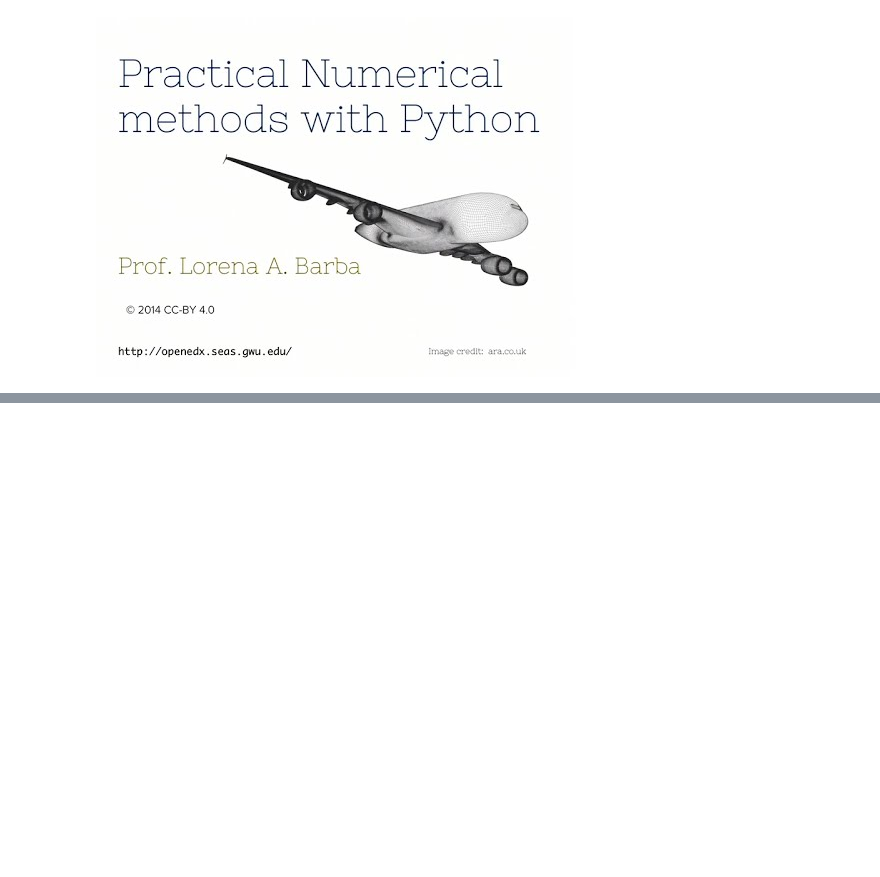
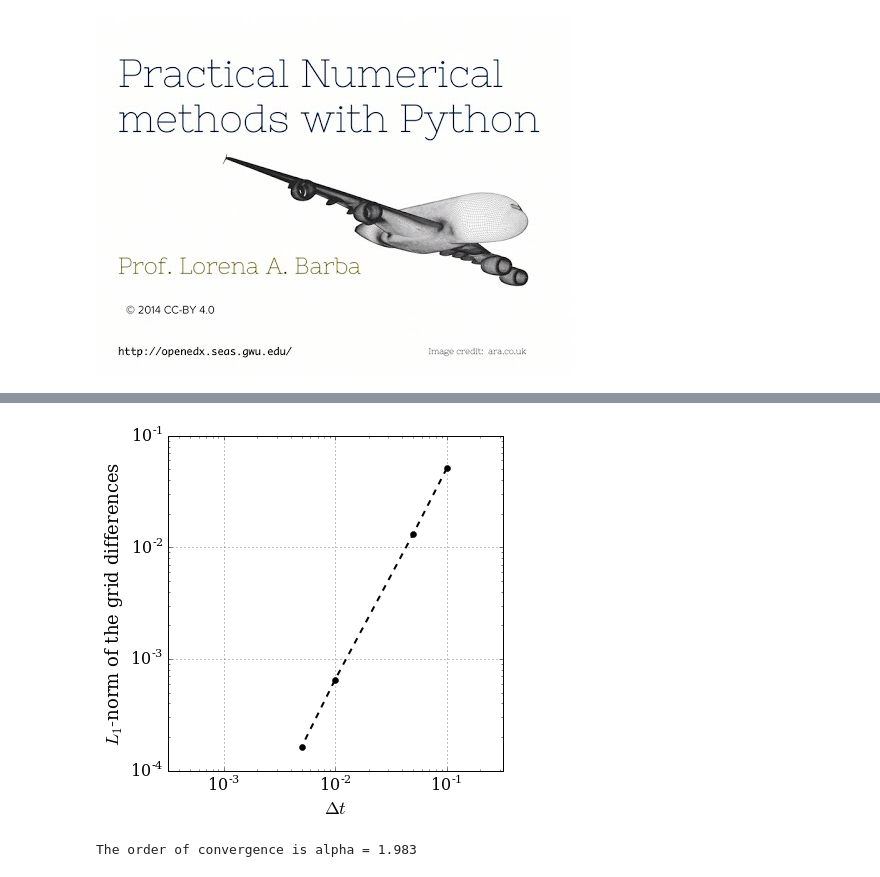
Before and after one commit to maxphile/numerical-mooc, a Jupyter notebook: lessons/01_phugoid/phugoid_code.ipynb, the cells around one changed output, grey strips where cells are left out. Drawn from its saved outputs; the diff is of its cells as text; code cells hidden in the pictures; blank space fills up the shorter version.

```diff
--- a/lessons/01_phugoid/phugoid_code.ipynb
+++ b/lessons/01_phugoid/phugoid_code.ipynb
@@ -471,0 +657,76 @@ YouTubeVideo('6i6qhqDCViA')
+# %%
+# use a for-loop to compute the solution on different grids
+dt_values = numpy.array([0.1, 0.05, 0.01, 0.005, 0.001])
+
+u_values = numpy.empty_like(dt_values, dtype=numpy.ndarray)
+
+for i, dt in enumerate(dt_values):
+
+    N = int(T/dt)+1    # number of time-steps
+
+    ### discretize the time t ###
+    t = numpy.linspace(0.0, T, N)
+
+    # initialize the array containing the solution for each time-step
+    u = numpy.empty((N, 4))
+    u[0] = numpy.array([v0, theta0, x0, y0])
+
+    # time loop
+    for n in range(N-1):
+        u[n+1] = rk2_step(u[n], f, dt)
+
+    # store the value of u related to one grid
+    u_values[i] = u
+# %%
+# compute diffgrid
+diffgrid = numpy.empty_like(dt_values)
+for i, dt in enumerate(dt_values):
+
+    diffgrid[i] = get_diffgrid(u_values[i], u_values[-1], dt)
+# %%
+# plot using the matplotlib function loglog()
+pyplot.figure(figsize=(6,6))
+pyplot.grid(True)
+pyplot.xlabel(r'$\Delta t$', fontsize=18)
+pyplot.ylabel(r'$L_1$-norm of the grid differences', fontsize=18)
+pyplot.xlim(1e-4,1)
+pyplot.ylim(1e-4,1)
+pyplot.axis('equal')
+pyplot.loglog(dt_values[:-1], diffgrid[:-1], color='k', ls='--', lw=2, marker='o');
+# %% [output]
+[figure, added]
+# %%
+# check convergence rate
+r = 2
+h = 0.001
+
+dt_values = numpy.array([h, r*h, r**2*h])
+
+u_values = numpy.empty_like(dt_values, dtype=numpy.ndarray)
+
+for i, dt in enumerate(dt_values):
+
+    N = int(T/dt)+1    # number of time-steps
+
+    ### discretize the time t ###
+    t = numpy.linspace(0.0, T, N)
+
+    # initialize the array containing the solution for each time-step
+    u = numpy.empty((N, 4))
+    u[0] = numpy.array([v0, theta0, x0, y0])
+
+    # time loop
+    for n in range(N-1):
+        ### call rk2_step() ###
+        u[n+1] = rk2_step(u[n], f, dt)
+
+    # store the value of u related to one grid
+    u_values[i] = u
+
+# calculate the order of convergence
+alpha = (log(get_diffgrid(u_values[2], u_values[1], dt_values[2]))
+         - log(get_diffgrid(u_values[1], u_values[0], dt_values[1]))) / log(r)
+
+print('The order of convergence is alpha = {:.3f}'.format(alpha))
+# %% [output]
+The order of convergence is alpha = 1.983
```
Also changed, not shown: parts of 15 cells of this notebook.
